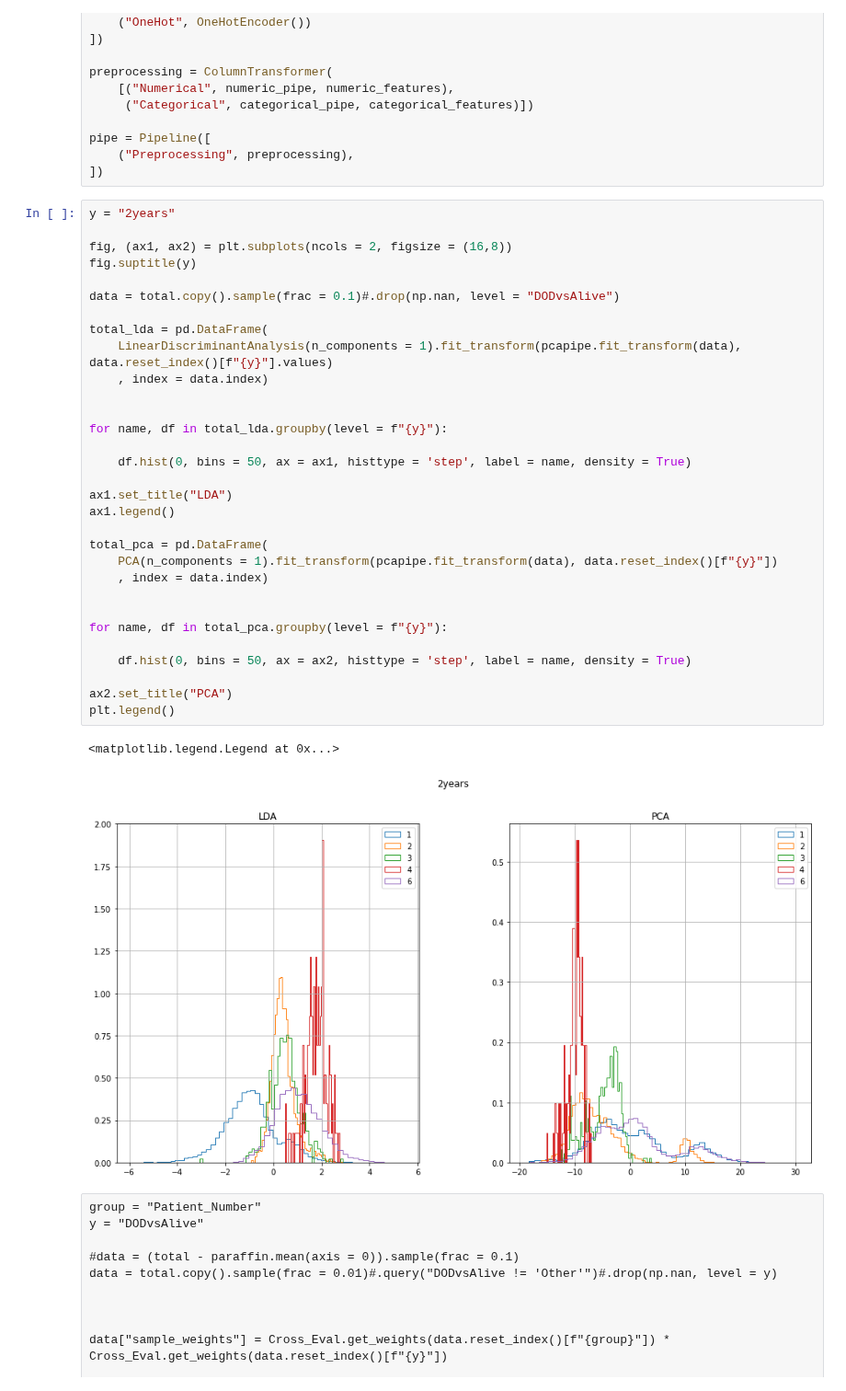
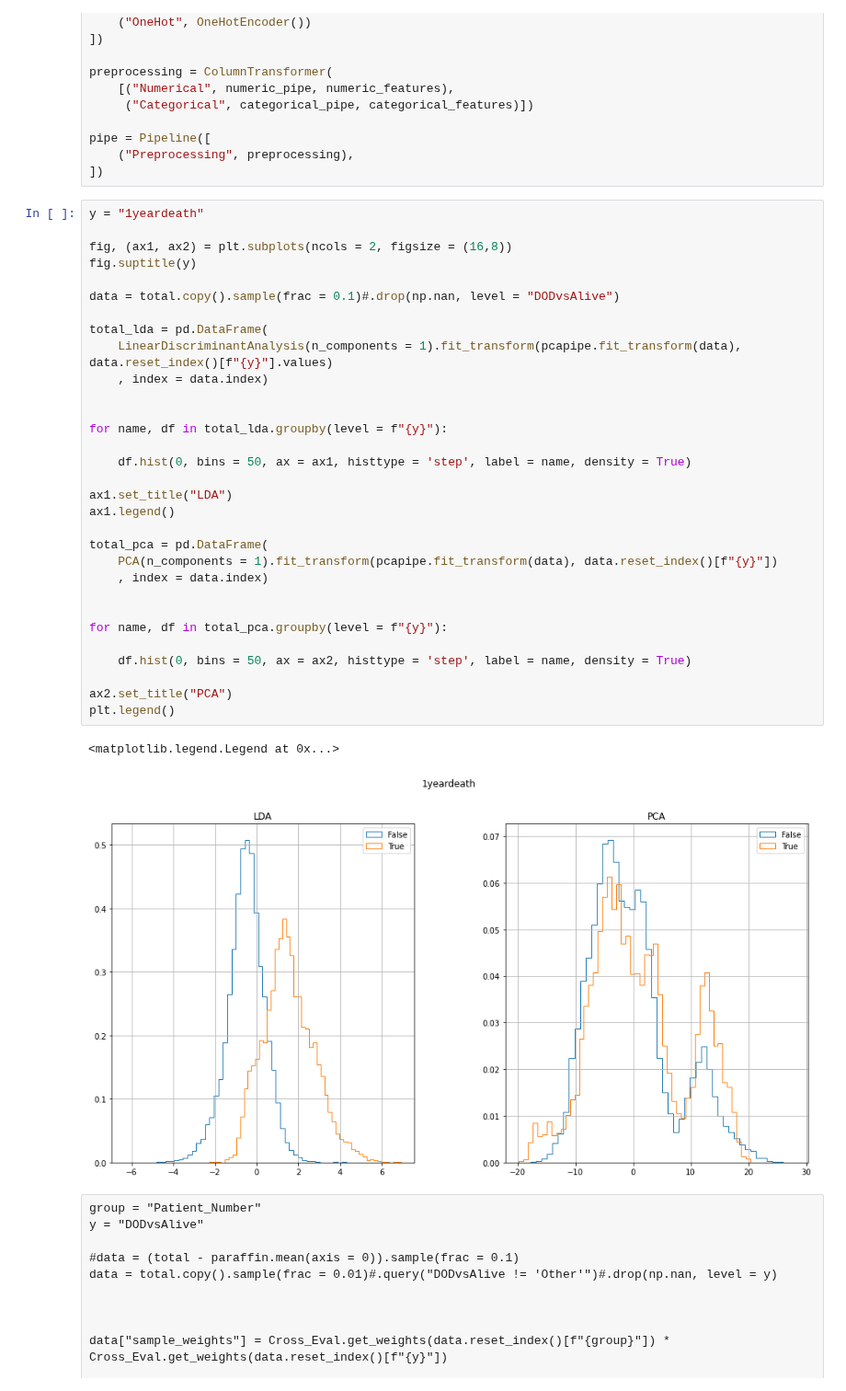
Before and after one commit to c-whitley/PHD, a Jupyter notebook: Prognosis.ipynb, the cells around one changed output. Shown at 92% size. Saved outputs shown, nothing was run; the diff lists cells and outputs as text.

```diff
--- a/Prognosis.ipynb
+++ b/Prognosis.ipynb
@@ -305,39 +305,39 @@ pipe = Pipeline([
     ("Preprocessing", preprocessing),
 ])
 # %%
-y = "2years"
+y = "1yeardeath"
 
 fig, (ax1, ax2) = plt.subplots(ncols = 2, figsize = (16,8))
 fig.suptitle(y)
 
 data = total.copy().sample(frac = 0.1)#.drop(np.nan, level = "DODvsAlive")
 
 total_lda = pd.DataFrame(
     LinearDiscriminantAnalysis(n_components = 1).fit_transform(pcapipe.fit_transform(data), data.reset_index()[f"{y}"].values)
     , index = data.index)
 
 
 for name, df in total_lda.groupby(level = f"{y}"):
 
     df.hist(0, bins = 50, ax = ax1, histtype = 'step', label = name, density = True)
 
 ax1.set_title("LDA")
 ax1.legend()
 
 total_pca = pd.DataFrame(
     PCA(n_components = 1).fit_transform(pcapipe.fit_transform(data), data.reset_index()[f"{y}"])
     , index = data.index)
 
 
 for name, df in total_pca.groupby(level = f"{y}"):
 
     df.hist(0, bins = 50, ax = ax2, histtype = 'step', label = name, density = True)
 
 ax2.set_title("PCA")
 plt.legend()
 # %% [output]
 <matplotlib.legend.Legend at 0x...>
-[figure, old version]
+[figure, new version]
 # %% [raw]
 group = "Patient_Number"
 y = "DODvsAlive"
```
Also changed, not shown: parts of 8 cells of this notebook.
